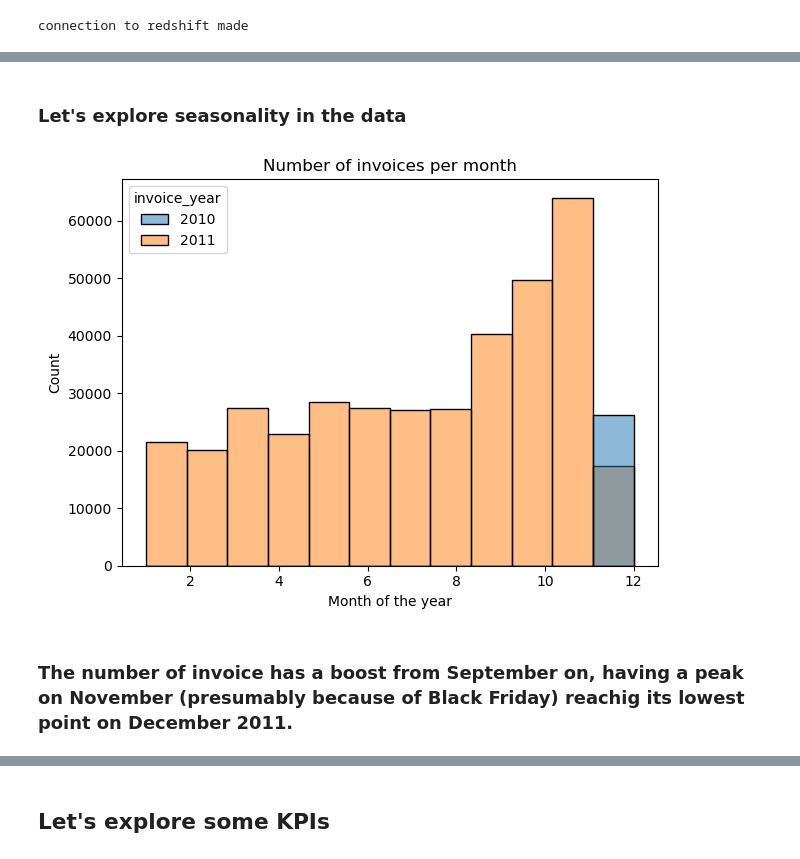
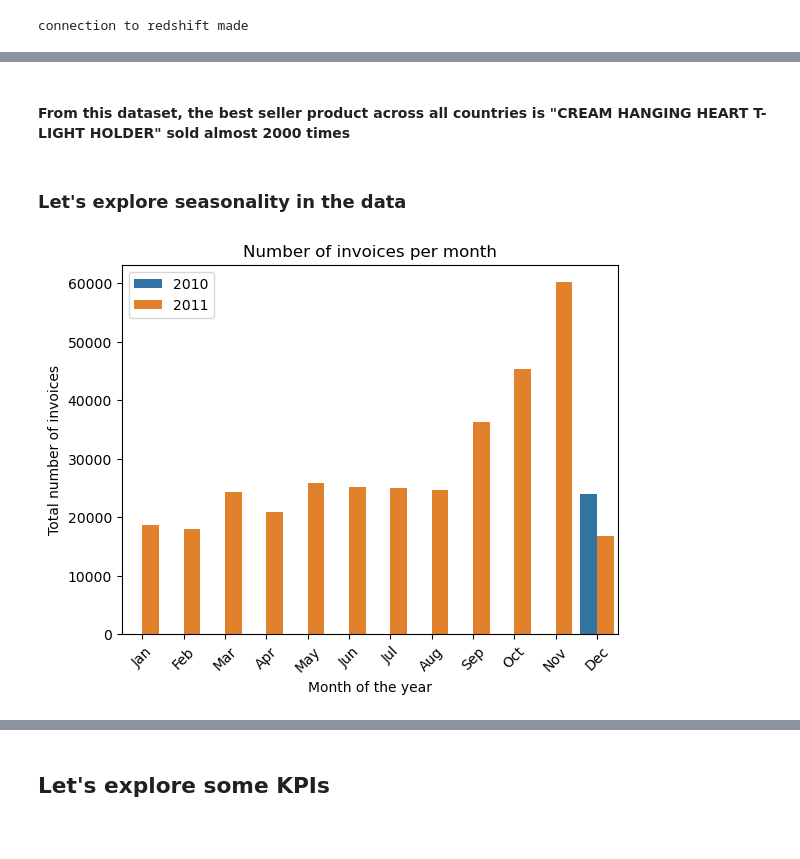
Before and after one commit to adriannaluz/data-analysis_portfolio, a Jupyter notebook: customer_segmentation/notebooks/EDA.ipynb, the cells around one changed output, grey strips where cells are left out. Saved outputs shown, nothing was run; the diff lists cells and outputs as text; code cells hidden in the pictures.

Commit message:
preparing data for RFM analysis

```diff
--- a/customer_segmentation/notebooks/EDA.ipynb
+++ b/customer_segmentation/notebooks/EDA.ipynb
@@ -141,0 +129,2 @@ print(f"{outlier_perc} % of my data are outliers on the price variable")
+# %%
+online_trans['total_order_value'] = online_trans['price'] * online_trans['quantity']
@@ -142,22 +148,33 @@ print(f"{outlier_perc} % of my data are outliers on the price variable")
+# %% [markdown]
+#### From this dataset, the best seller product across all countries is "CREAM HANGING HEART T-LIGHT HOLDER" sold almost 2000 times
 # %% [markdown]
 ### Let's explore seasonality in the data
 # %%
 # Setting up monthly, yearly, daily data
-ot['invoice_year'] = ot['invoice_date'].dt.year
-ot['invoice_month'] = ot['invoice_date'].dt.month
-ot['invoice_weekday'] = ot['invoice_date'].dt.dayofweek
-ot['invoice_dayname'] = ot['invoice_date'].dt.day_name()
+online_trans['invoice_year'] = online_trans['invoice_date'].dt.year
+online_trans['invoice_month'] = online_trans['invoice_date'].dt.month
+online_trans['invoice_day'] = online_trans['invoice_date'].dt.day
+online_trans['invoice_weekday'] = online_trans['invoice_date'].dt.dayofweek
+online_trans['invoice_dayname'] = online_trans['invoice_date'].dt.day_name()
 # %%
 # Defining color palette for plots
 palette = sns.color_palette("tab10")
+# %%
+# Number of invoices per month
+monthly_data = online_trans.groupby(["invoice_month", "invoice_year"]).count()['invoice'].reset_index()
+# %%
+# to plot the month with the name instead of the number
+month_labels = ['Jan', 'Feb', 'Mar', 'Apr', 'May', 'Jun', 'Jul', 'Aug', 'Sep', 'Oct', 'Nov', 'Dec']
 # %%
 # Distribution of invoices per month
-sns.histplot(data=ot, x='invoice_month', hue='invoice_year', bins=12, kde=False, palette=palette)
+ax = sns.barplot(data=monthly_data, x="invoice_month", y="invoice", hue="invoice_year")
 plt.title("Number of invoices per month")
 plt.xlabel("Month of the year")
-plt.tight_layout()
+plt.ylabel("Total number of invoices")
+ax.set_xticks(range(12))  # Set the locations of the ticks on the x-axis
+ax.set_xticklabels(month_labels)  # Set the labels for the ticks
+plt.xticks(rotation=45) # Rotates the ticks on the x-axis
+plt.legend(loc='upper left')
 plt.savefig("../visualizations/invoice_month.png")
 # %% [output]
-[figure, old version]
+[figure, new version]
-# %% [markdown]
-### The number of invoice has a boost from September on, having a peak on November (presumably because of Black Friday) reachig its lowest point on December 2011.
```
Also changed, not shown: parts of 124 cells of this notebook.
